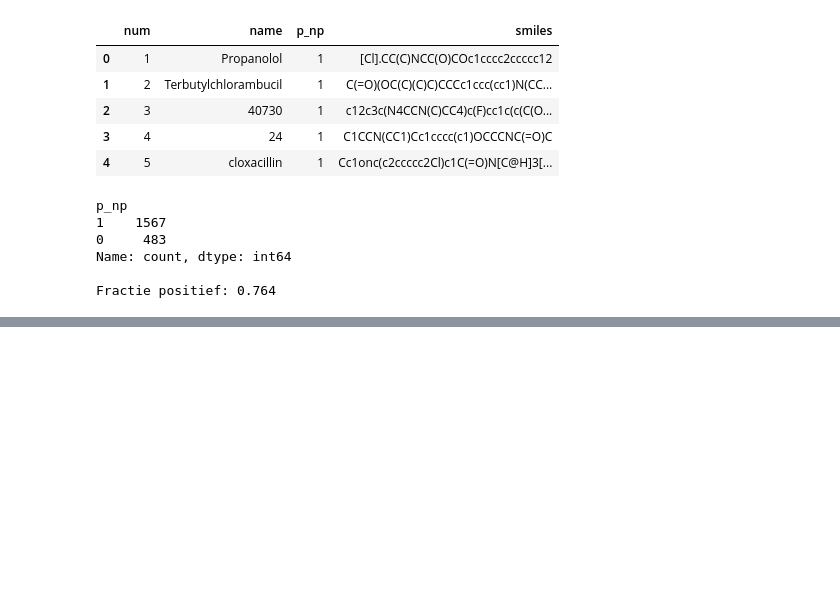
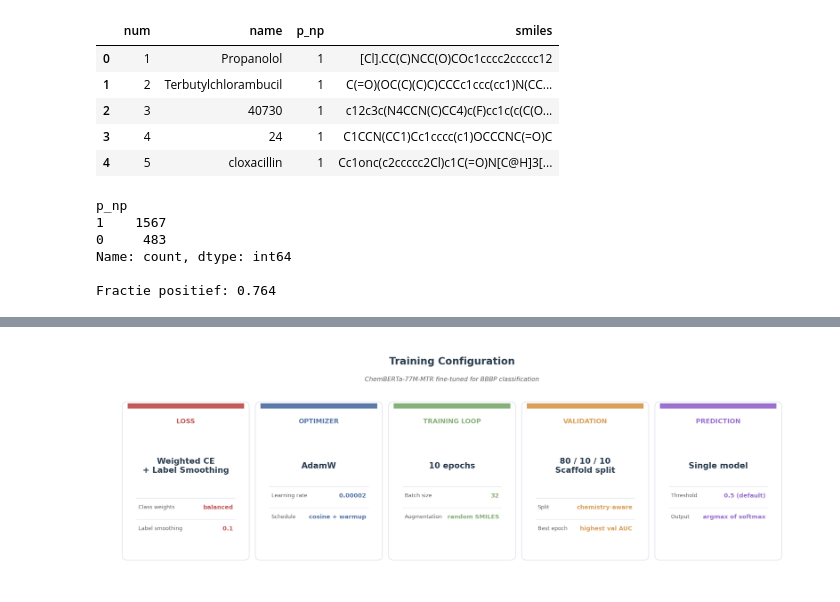
Before and after one commit to elhartw/ML4CHEM, a Jupyter notebook: chemBERTa.ipynb, the cells around one changed output, grey strips where cells are left out. Drawn from its saved outputs; the diff is of its cells as text; code cells hidden in the pictures; blank space fills up the shorter version.

Commit message:
Including visuals

```diff
--- a/chemBERTa.ipynb
+++ b/chemBERTa.ipynb
@@ -43,16 +45,0 @@ Missende SMILES: 0
-# %%
-from sklearn.model_selection import train_test_split
-
-smiles = df["smiles"].tolist()
-labels = df["p_np"].astype(int).tolist()
-
-# Eerst test eraf halen (10%)
-train_smiles, test_smiles, train_labels, test_labels = train_test_split(
-    smiles, labels, test_size=0.1, random_state=42, stratify=labels
-)
-# Daarna val van train (10% van de rest)
-train_smiles, val_smiles, train_labels, val_labels = train_test_split(
-    train_smiles, train_labels, test_size=0.1, random_state=42, stratify=train_labels
-)
-
-print(f"Train: {len(train_smiles)} | Val: {len(val_smiles)} | Test: {len(test_smiles)}")
@@ -273,0 +817,74 @@ weighted avg       0.91      0.87      0.88       205
+# %%
+# === Visualization: Training configuration ===
+import matplotlib.pyplot as plt
+from matplotlib.patches import Rectangle, FancyBboxPatch
+
+plt.rcParams.update({"font.family": "DejaVu Sans", "font.size": 10})
+
+EDGE, TEXT_DIM, LINE_LIGHT = "#2c3e50", "#666", "#dde1e7"
+
+CARDS = [
+    ("LOSS", "#C45B5B",
+     "Weighted CE\n+ Label Smoothing",
+     [("Class weights", "balanced"),
+      ("Label smoothing", "0.1")]),
+    ("OPTIMIZER", "#5C7AAA",
+     "AdamW",
+     [("Learning rate", "0.00002"),
+      ("Schedule", "cosine + warmup")]),
+    ("TRAINING LOOP", "#88B07A",
+     "10 epochs",
+     [("Batch size", "32"),
+      ("Augmentation", "random SMILES")]),
+    ("VALIDATION", "#D9A05B",
+     "80 / 10 / 10\nScaffold split",
+     [("Split", "chemistry-aware"),
+      ("Best epoch", "highest val AUC")]),
+    ("PREDICTION", "#9B72CF",
+     "Single model",
+     [("Threshold", "0.5 (default)"),
+      ("Output", "argmax of softmax")]),
+]
+
+fig, ax = plt.subplots(figsize=(16, 5.5), dpi=150)
+ax.set_xlim(0, 16); ax.set_ylim(0, 5.5); ax.axis("off")
+
+ax.text(8, 5.1, "Training Configuration", ha="center",
+        fontsize=16, fontweight="bold", color=EDGE)
+ax.text(8, 4.7, "ChemBERTa-77M-MTR fine-tuned for BBBP classification",
+        ha="center", fontsize=10, style="italic", color=TEXT_DIM)
+
+n = len(CARDS)
+card_w, gap = 2.85, 0.18
+total_w = n * card_w + (n - 1) * gap
+start_x = (16 - total_w) / 2
+card_y, card_h = 0.5, 3.7
+
+for i, (title, dark, headline, details) in enumerate(CARDS):
+    x = start_x + i * (card_w + gap)
+    ax.add_patch(FancyBboxPatch((x, card_y), card_w, card_h,
+        boxstyle="round,pad=0.02,rounding_size=0.12",
+        facecolor="white", edgecolor=LINE_LIGHT, linewidth=1.0))
+    ax.add_patch(Rectangle((x + 0.1, card_y + card_h - 0.14), card_w - 0.2, 0.12,
+                            facecolor=dark, edgecolor="none"))
+    ax.text(x + card_w/2, card_y + card_h - 0.45, title,
+            ha="center", va="center", fontsize=10.5, fontweight="bold", color=dark)
+    headline_y = card_y + card_h - 1.5
+    ax.text(x + card_w/2, headline_y, headline,
+            ha="center", va="center", fontsize=13, fontweight="bold", color=EDGE)
+    n_lines = headline.count("\n") + 1
+    hl_box_h = 0.55 * n_lines + 0.25
+    detail_top = headline_y - hl_box_h/2 - 0.3
+    for j, (label, value) in enumerate(details):
+        dy = detail_top - j * 0.5
+        ax.plot([x + 0.3, x + card_w - 0.3], [dy + 0.22, dy + 0.22],
+                color=LINE_LIGHT, linewidth=0.7)
+        ax.text(x + 0.35, dy, label, ha="left", va="center", fontsize=8.5, color=TEXT_DIM)
+        ax.text(x + card_w - 0.35, dy, value, ha="right", va="center",
+                fontsize=9.5, fontweight="bold", color=dark)
+
+plt.tight_layout()
+plt.savefig("chemberta_training.png", dpi=300, bbox_inches="tight", facecolor="white")
+plt.show()
+# %% [output]
+[figure, added]
```
Also changed, not shown: parts of 37 cells of this notebook.
